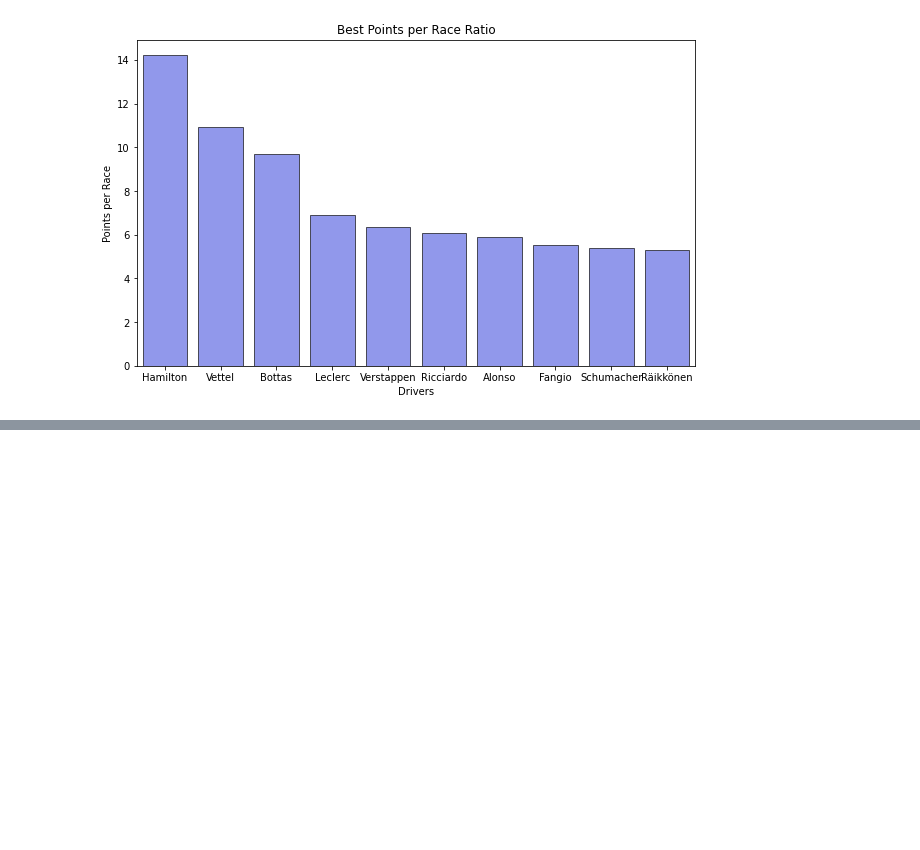
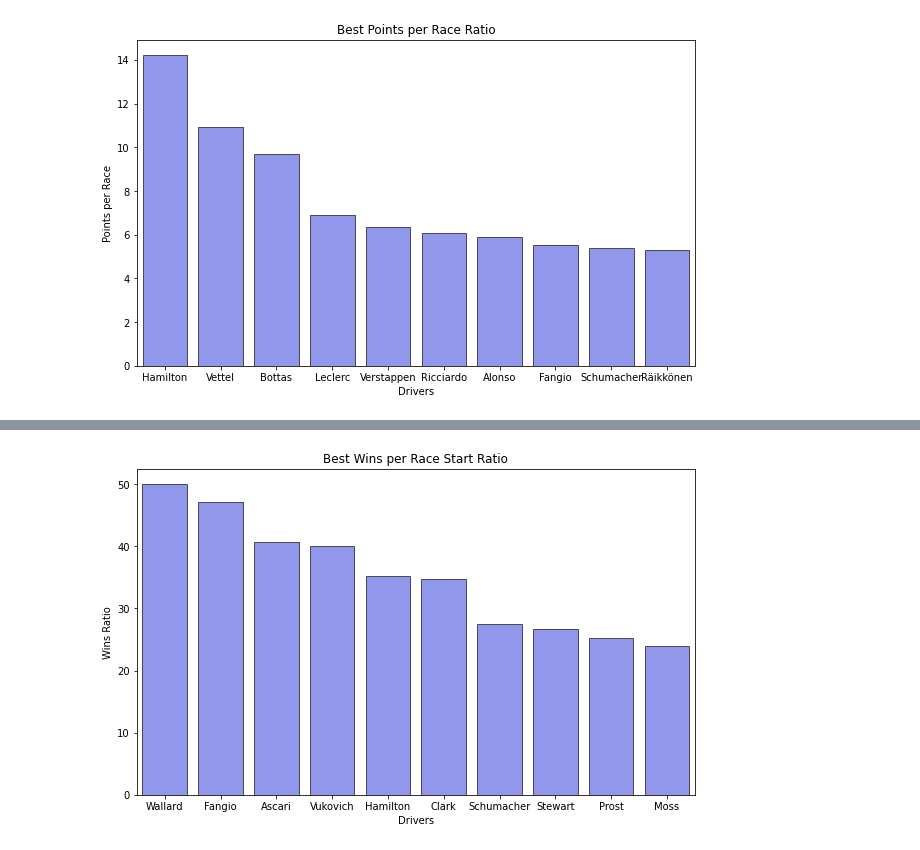
Before and after one commit to karlingermartin/f1project, a Jupyter notebook: f1app/visualization/analysis.ipynb, the cells around one changed output, grey strips where cells are left out. Drawn from its saved outputs; the diff is of its cells as text; code cells hidden in the pictures; blank space fills up the shorter version.

```diff
--- a/f1app/visualization/analysis.ipynb
+++ b/f1app/visualization/analysis.ipynb
@@ -229,3 +253,15 @@ plt.ylabel("Points per Race")
 plt.savefig("points_per_race.png")
 # %% [output]
 [figure]
+# %%
+race_wins = drivers.merge(results,left_on='driverId',right_on='driverId',how = 'left')
+race_wins = race_wins[['surname','positionOrder']]
+
+# grouping by surname and counting the number of races won
+highest_rw = race_wins[race_wins['positionOrder'] == 1.0].groupby('surname').count().sort_values(
+    'positionOrder', ascending = False).reset_index()
+
+wpr = best_drivers.merge(highest_rw, on="surname", how = 'left')
+wpr["success"] = (wpr["positionOrder"]/wpr["races"])*100
+wpr.sort_values(by=['success'], inplace=True, ascending=False)
+wpr.head(10)
@@ -231,0 +280,9 @@ plt.savefig("points_per_race.png")
+# %%
+wpr_plot = wpr.head(10)
+fig = sb.barplot (data=wpr_plot, x="surname", y="success", color="#636efa", alpha=0.8, linewidth=.8, edgecolor="black").figure
+plt.title("Best Wins per Race Start Ratio")
+plt.xlabel("Drivers")
+plt.ylabel("Wins Ratio")
+plt.savefig("win_ratio.png")
+# %% [output]
+[figure, added]
```
Also changed, not shown: parts of 5 cells of this notebook, 35 other files.
